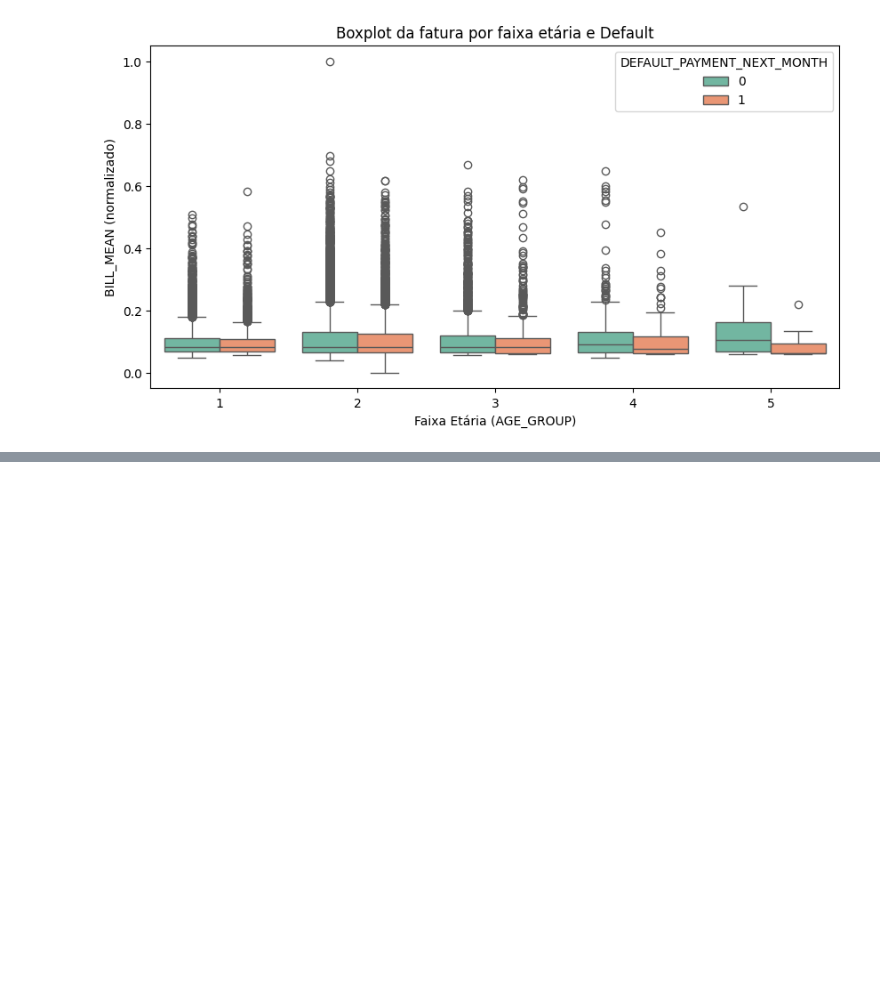
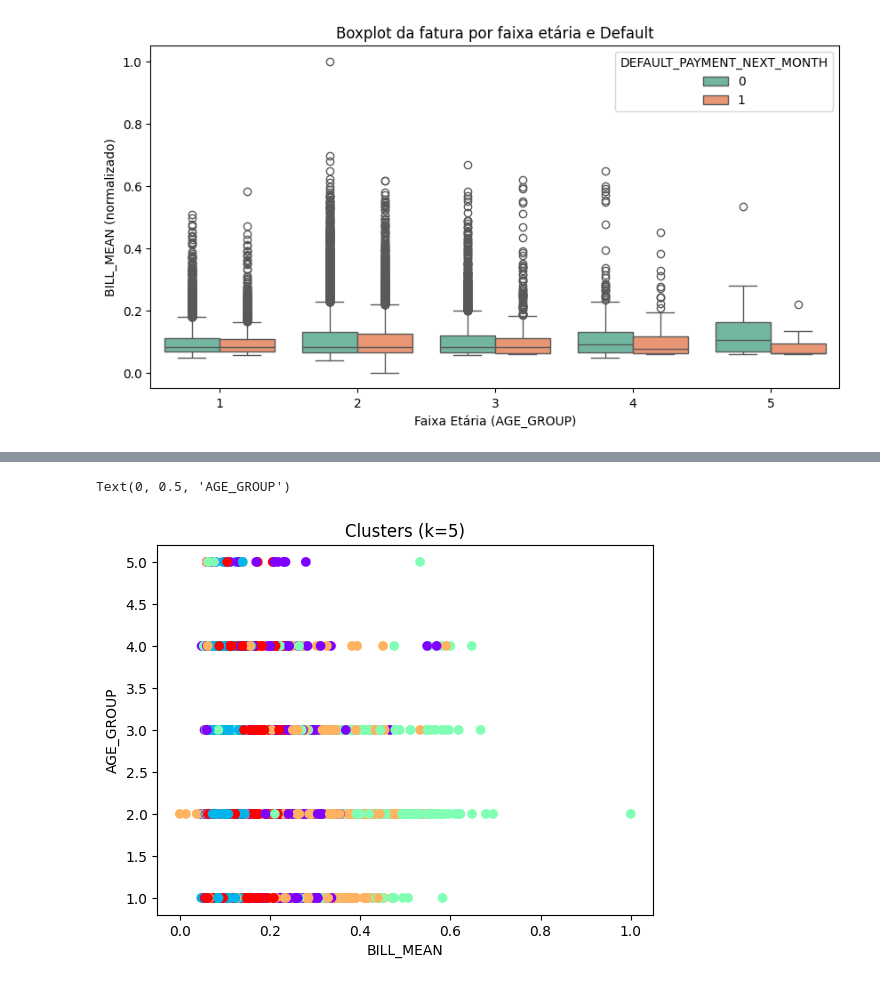
Before and after one commit to ArthurF36/Credit_Card_CD, a Jupyter notebook: notebook/Credit_Card_Clients.ipynb, the cells around one changed output, grey strips where cells are left out. Saved outputs shown, nothing was run; the diff lists cells and outputs as text; code cells hidden in the pictures; blank space fills up the shorter version.

```diff
--- a/notebook/Credit_Card_Clients.ipynb
+++ b/notebook/Credit_Card_Clients.ipynb
@@ -251,0 +286,11 @@ plt.show()
+# %%
+from sklearn.cluster import KMeans
+
+#Remove a Severidade, pois ela é a classe e não queremos dar essa informação na clusterização
+df_X = df_normalized.drop(columns='DEFAULT_PAYMENT_NEXT_MONTH')
+# %%
+#Testa a primeira modelagem com o número de clusters = 5
+kmeans5 = KMeans(n_clusters=5)
+y_kmeans5 = kmeans5.fit_predict(df_X)
+
+kmeans5.cluster_centers_
@@ -251,0 +315,9 @@ plt.show()
+# %%
+#Plota o gráfico de dispersão observando BILL_MEAN e AGE_GROUP para k=5
+plt.scatter(df_X['BILL_MEAN'], df_X['AGE_GROUP'], c = y_kmeans5, cmap='rainbow')
+plt.title('Clusters (k=5)')
+plt.xlabel('BILL_MEAN')
+plt.ylabel('AGE_GROUP')
+# %% [output]
+Text(0, 0.5, 'AGE_GROUP')
+[figure, added]
```
Also changed, not shown: parts of 6 cells of this notebook.
